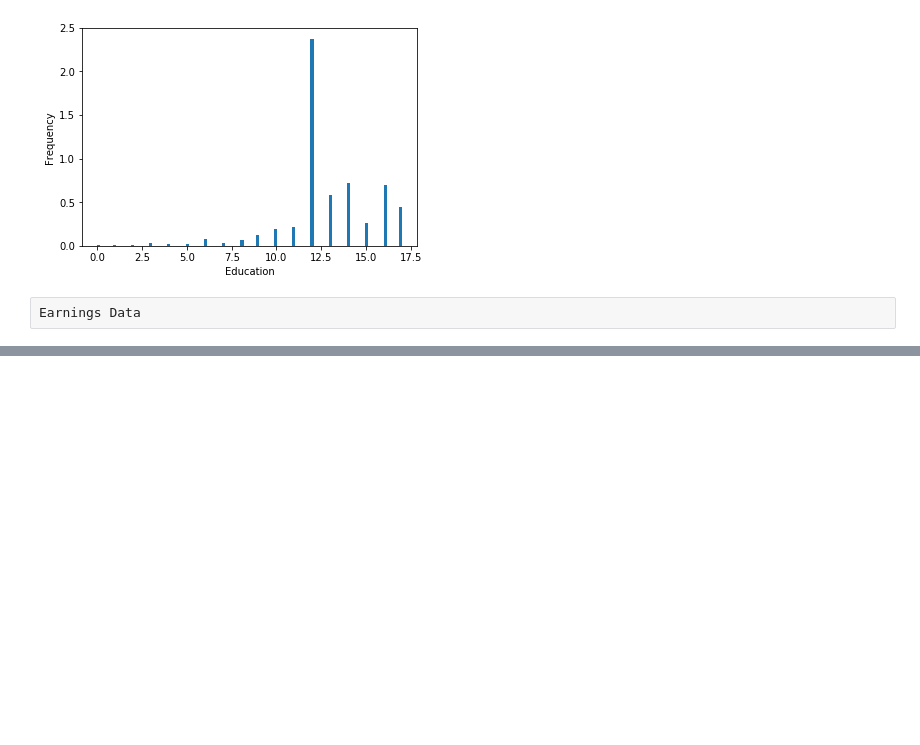
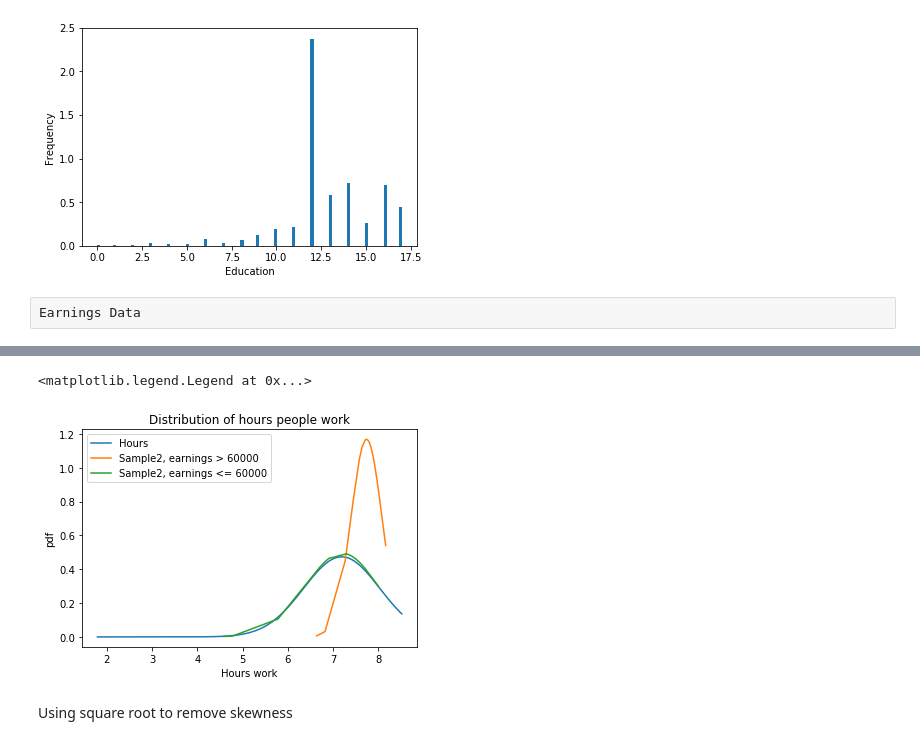
Before and after one commit to PraAnj/hypothesis-testing, a Jupyter notebook: ds project.ipynb, the cells around one changed output, grey strips where cells are left out. Cells and saved outputs as stored; diff of their text form; code cells hidden in the pictures; blank space fills up the shorter version.

Commit message:
removing skewness

```diff
--- a/ds project.ipynb
+++ b/ds project.ipynb
@@ -246,0 +249,4 @@ plt.legend()
+# %%
+high = my_data[my_data.earnings> 60000].hours.sample(30).sort_values()
+Hours_of_high_salary = np.log(high)
+Hours_of_high_salary.describe()
@@ -246,0 +263,5 @@ plt.legend()
+# %%
+low = my_data[my_data.earnings<= 60000].hours.sample(30).sort_values()
+low = low.drop(low[my_data.earnings == 0].index)
+Hours_of_low_salary = np.log(low)
+Hours_of_low_salary.describe()
@@ -246,0 +278,24 @@ plt.legend()
+# %%
+Pop = my_data['hours'].sort_values();
+Pop = Pop.dropna(how='any')
+Pop = Pop.drop(Pop[my_data.hours == 0].index)
+Population = np.log(Pop)
+
+PopulationHours = stat.norm.pdf(Population, Population.mean(), Population.std())
+plt.plot(Population, PopulationHours, label='Hours')
+
+hour_data_fit1 = stat.norm.pdf(Hours_of_high_salary, Hours_of_high_salary.mean(), Hours_of_high_salary.std())
+plt.plot(Hours_of_high_salary, hour_data_fit1, label='Sample2, earnings > 60000')
+
+hour_data_fit2 = stat.norm.pdf(Hours_of_low_salary, Hours_of_low_salary.mean(), Hours_of_low_salary.std())
+plt.plot(Hours_of_low_salary, hour_data_fit2, label='Sample2, earnings <= 60000')
+
+plt.title('Distribution of hours people work')
+plt.xlabel('Hours work')
+plt.ylabel('pdf')
+plt.legend()
+# %% [output]
+<matplotlib.legend.Legend at 0x...>
+[figure, added]
+# %% [markdown]
+Using square root to remove skewness
```
Also changed, not shown: parts of 8 cells of this notebook.
